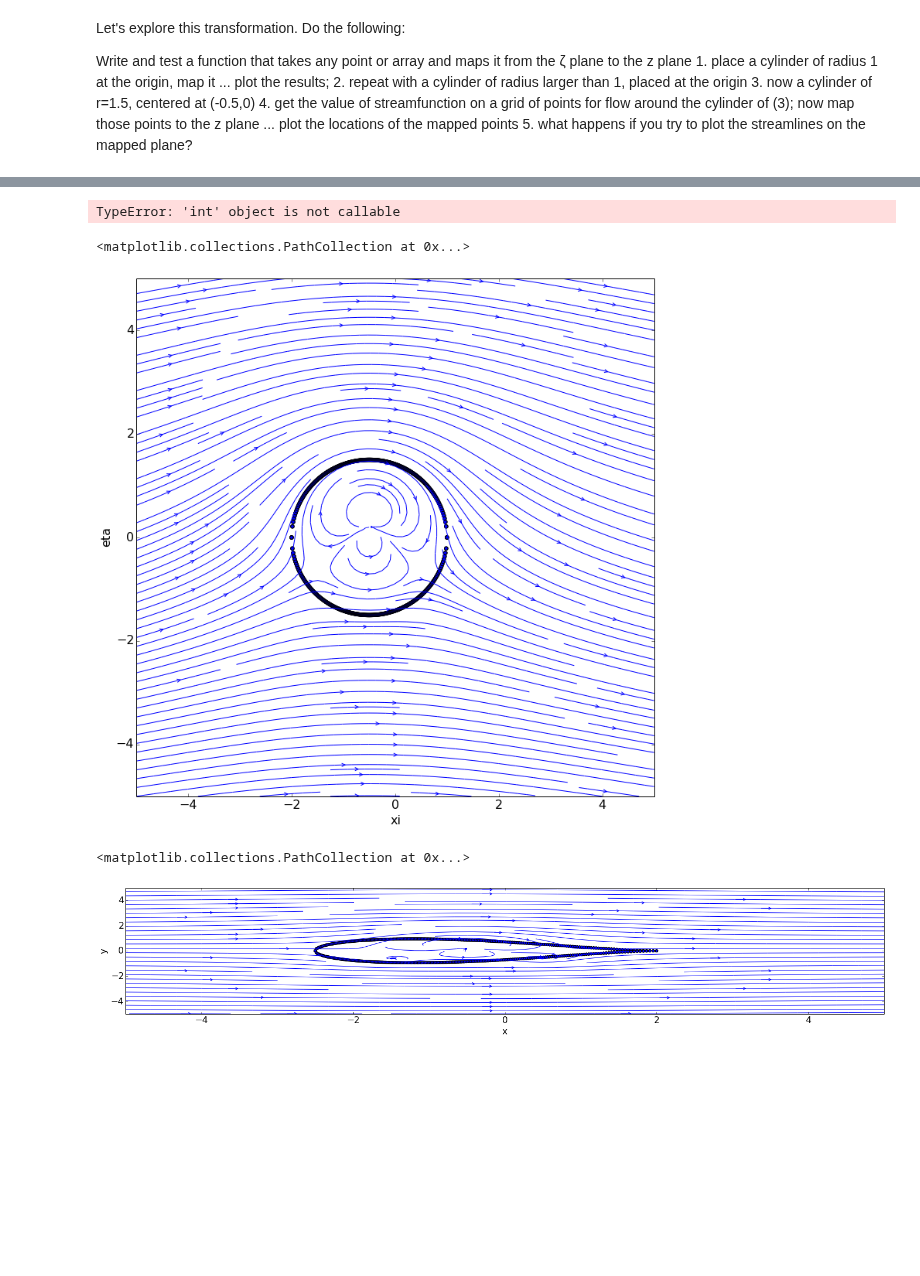
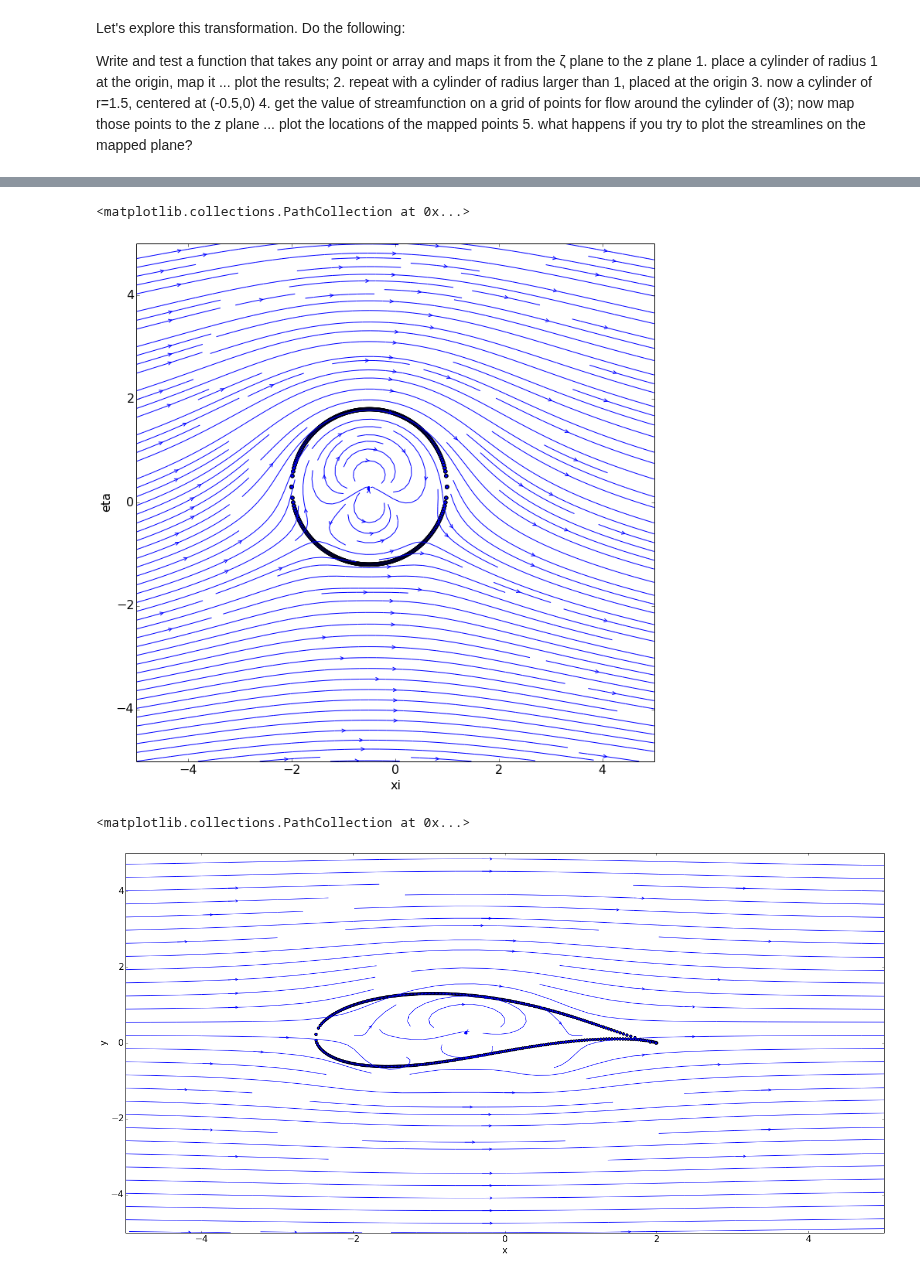
Before and after one commit to cbell14/Aero_Hydro, a Jupyter notebook: Joukowski_Transformation.ipynb, the cells around one changed output, grey strips where cells are left out. Saved outputs shown, nothing was run; the diff lists cells and outputs as text; code cells hidden in the pictures; blank space fills up the shorter version.

```diff
--- a/Joukowski_Transformation.ipynb
+++ b/Joukowski_Transformation.ipynb
@@ -91,11 +73,11 @@ break
 N = 200
 x_start, x_end = -5.0, 5.0
 y_start, y_end = -5.0, 5.0
-x0, y0 = -0.5, 0.5
+x0, y0 = -0.5, 0.3
 r = 1.5
 xcircle = np.linspace(-r,r,N)+x0
-y_pos = np.sqrt(r**2. - (xcircle-x0)**2.)
-y_neg = -np.sqrt(r**2. - (xcircle-x0)**2.)
+y_pos = np.sqrt(r**2. - (xcircle-x0)**2.) + y0
+y_neg = -np.sqrt(r**2. - (xcircle-x0)**2.) + y0
 
 xcomb = np.concatenate([xcircle, xcircle])
 ycomb = np.concatenate([y_pos, y_neg])
@@ -116,5 +98,5 @@ plt.ylim(y_start-1.0,y_end+1.0)
 # %%
-z = Joukowski_transform(zeta)
+z = Joukowski_transform(zeta,1)
 x = z.real
 y = z.imag
 plt.figure(figsize(12,2))
@@ -125,14 +107,3 @@ plt.scatter(x,y)
-# %%
-z2 = np.empty_like(coords, dtype=complex)
-z2 = JT2(coords[0,:],coords[1,:])
-x = z2.real
-y = z.imag
-print(size(x))
-print(size(y))
-#plt.figure(figsize=(12,2))
-#plt.scatter(x,y)
-# %% [output]
-TypeError: 'int' object is not callable
 # %%
 u_inf = 1.0
 strength = 10.0
@@ -160,26 +131,26 @@ plt.streamplot(X, Y, u, v, density=2.0, linewidth=1.0, arrowsize=1,\
 plt.scatter(zeta.real, zeta.imag)
 # %% [output]
 <matplotlib.collections.PathCollection at 0x...>
-[figure, old version]
+[figure, new version]
 # %%
 zeta2 = np.empty_like(X, dtype=complex)
 zeta2.real = u
 zeta2.imag = v
-z2 = Joukowski_transform(zeta2)
+z2 = Joukowski_transform(zeta2,1)
 # %%
-plt.figure(figsize(24,4))
+plt.figure(figsize(24,12))
 plt.xlabel('x')
 plt.ylabel('y')
 plt.xlim(x_start, x_end)
 plt.ylim(y_start, y_end)
 plt.streamplot(X, Y, z2.real, z2.imag, density=1, linewidth=1.0, arrowsize=1,\
     arrowstyle='->')
 plt.scatter(x,y)
 #plt.contourf(X,Y,psi)
 #plotting the contours seems to break everything
 # %% [output]
 <matplotlib.collections.PathCollection at 0x...>
-[figure, old version]
+[figure, new version]
 # %%
 from IPython.core.display import HTML
 def css_styling():
```
Also changed, not shown: parts of 7 cells of this notebook, 26 other files.
